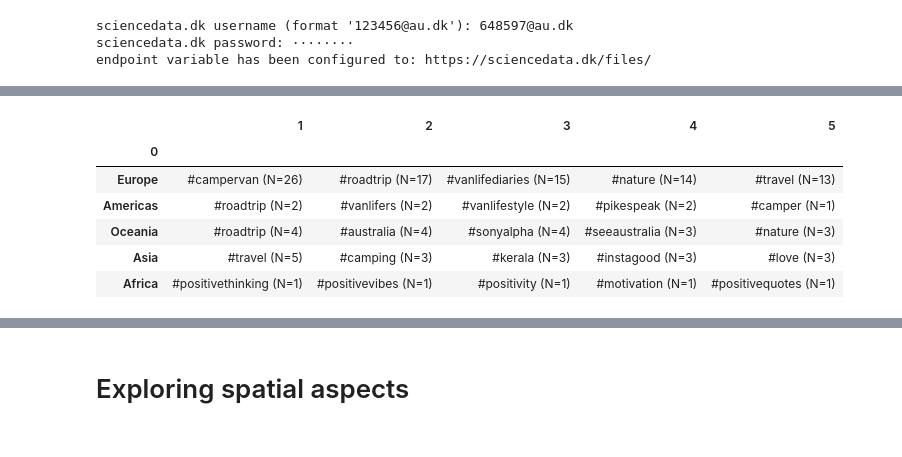
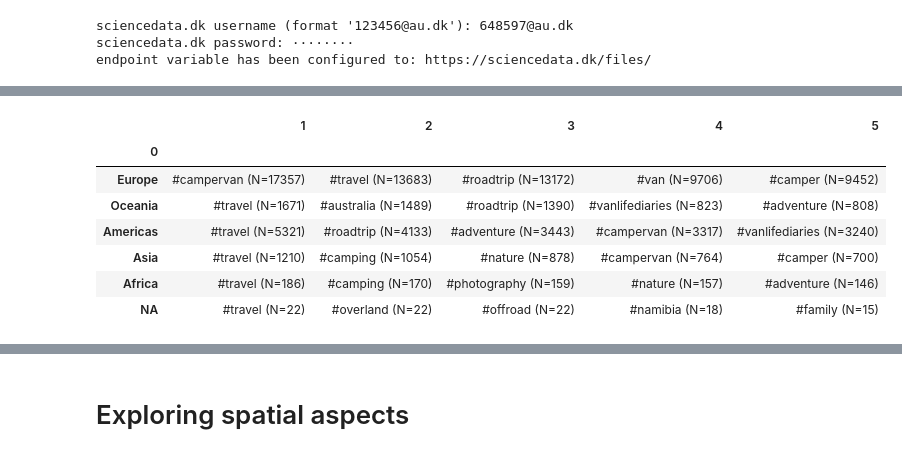
Before and after one commit to kasev/instagram_webscraping, a Jupyter notebook: scripts/instagram_analysis.ipynb, the cells around one changed output, grey strips where cells are left out. Drawn from its saved outputs; the diff is of its cells as text; code cells hidden in the pictures.

```diff
--- a/scripts/instagram_analysis.ipynb
+++ b/scripts/instagram_analysis.ipynb
@@ -88,10 +109,10 @@ def column_returner(abbr, column):
     try: return country_codes_variants.at[abbr, column]
     except: return abbr
 
-testing_vanlife_df["country_code_new"] = testing_vanlife_df.apply(lambda row: column_returner(row["country_code"], "alpha-3"), axis=1)
-testing_vanlife_df["country"] = testing_vanlife_df.apply(lambda row: column_returner(row["country_code"], "name"), axis=1)
-testing_vanlife_df["region"] = testing_vanlife_df.apply(lambda row: column_returner(row["country_code"], "region"), axis=1)
-testing_vanlife_df["subregion"] = testing_vanlife_df.apply(lambda row: column_returner(row["country_code"], "sub-region"), axis=1)
+posts["country_code_new"] = posts.apply(lambda row: column_returner(row["country_code"], "alpha-3"), axis=1)
+posts["country"] = posts.apply(lambda row: column_returner(row["country_code"], "name"), axis=1)
+posts["region"] = posts.apply(lambda row: column_returner(row["country_code"], "region"), axis=1)
+posts["subregion"] = posts.apply(lambda row: column_returner(row["country_code"], "sub-region"), axis=1)
 
-testing_vanlife_df.head(2)
+posts.head(2)
 # %% [output]
@@ -108,7 +127,7 @@ def get_most_popular_hashtags(input_dataframe, column, value, number):
     hashtags_list = []
     hashtags_list_of_lists = actual_df["hashtags"].tolist()
     for post_hashatag_list in hashtags_list_of_lists:
-        hashtags_list = hashtags_list + post_hashatag_list
+        hashtags_list.extend(post_hashatag_list)
     most_frequent = nltk.FreqDist(hashtags_list).most_common(number + 1)
     most_frequent = ["#" + element[0] + " (N=" + str(element[1]) + ")" for element in most_frequent]
     return most_frequent[1:]
@@ -123,5 +142,5 @@ get_most_popular_hashtags(testing_vanlife_df, "subregion", "Northern Europe", 5)
 # %%
-unique_subregions = [subr for subr in testing_vanlife_df["subregion"].unique() if (subr != None) and (subr != "")]
+unique_subregions = [subr for subr in posts["subregion"].unique() if (subr != None) and (subr != "")]
 unique_subregions
 # %% [output]
 ['Northern Europe',
@@ -139,7 +164,10 @@ unique_subregions
 # %%
+%%time
+# takes time with large datasets...
+
 hashtags_subregion = []
 for element in unique_subregions:
-    hashtags_subregion.append([element] + get_most_popular_hashtags(testing_vanlife_df, "subregion", element, 5))
+    hashtags_subregion.append([element] + get_most_popular_hashtags(posts, "subregion", element, 5))
 
 hashtags_subregion_df = pd.DataFrame(hashtags_subregion)
 hashtags_subregion_df.set_index(0, inplace=True)
@@ -162,9 +196,11 @@ hashtags_subregion_df
 # %%
-unique_regions = [reg for reg in testing_vanlife_df["region"].unique() if (reg != None) and (reg != "")]
+%%time
+
+unique_regions = [reg for reg in posts["region"].unique() if (reg != None) and (reg != "")]
 
 hashtags_region = []
 for element in unique_regions:
-  hashtags_region.append([element] + get_most_popular_hashtags(testing_vanlife_df, "region", element, 5))
+    hashtags_region.append([element] + get_most_popular_hashtags(posts, "region", element, 5))
 
 hashtags_region_df = pd.DataFrame(hashtags_region)
 hashtags_region_df.set_index(0, inplace=True)
@@ -173,7 +211,8 @@ hashtags_region_df
 |  | 1 | 2 | 3 | 4 | 5 |
 | 0 |  |  |  |  |  |
-| Europe | #campervan (N=26) | #roadtrip (N=17) | #vanlifediaries (N=15) | #nature (N=14) | #travel (N=13) |
-| Americas | #roadtrip (N=2) | #vanlifers (N=2) | #vanlifestyle (N=2) | #pikespeak (N=2) | #camper (N=1) |
-| Oceania | #roadtrip (N=4) | #australia (N=4) | #sonyalpha (N=4) | #seeaustralia (N=3) | #nature (N=3) |
-| Asia | #travel (N=5) | #camping (N=3) | #kerala (N=3) | #instagood (N=3) | #love (N=3) |
-| Africa | #positivethinking (N=1) | #positivevibes (N=1) | #positivity (N=1) | #motivation (N=1) | #positivequotes (N=1) |
+| Europe | #campervan (N=17357) | #travel (N=13683) | #roadtrip (N=13172) | #van (N=9706) | #camper (N=9452) |
+| Oceania | #travel (N=1671) | #australia (N=1489) | #roadtrip (N=1390) | #vanlifediaries (N=823) | #adventure (N=808) |
+| Americas | #travel (N=5321) | #roadtrip (N=4133) | #adventure (N=3443) | #campervan (N=3317) | #vanlifediaries (N=3240) |
+| Asia | #travel (N=1210) | #camping (N=1054) | #nature (N=878) | #campervan (N=764) | #camper (N=700) |
+| Africa | #travel (N=186) | #camping (N=170) | #photography (N=159) | #nature (N=157) | #adventure (N=146) |
+| NA | #travel (N=22) | #overland (N=22) | #offroad (N=22) | #namibia (N=18) | #family (N=15) |
```
Also changed, not shown: parts of 44 cells of this notebook, 2 other files.
